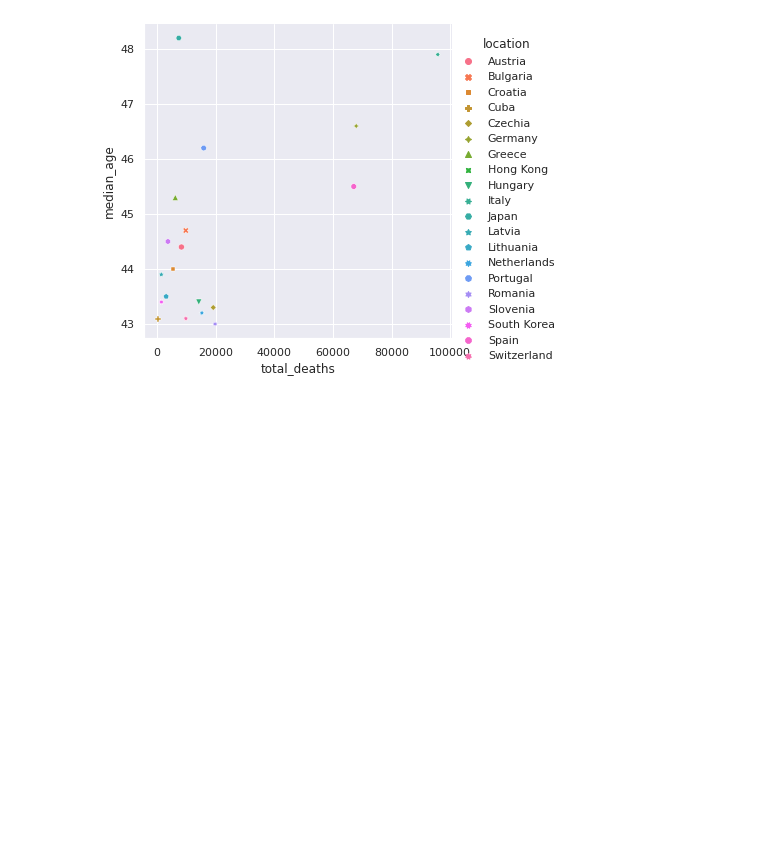
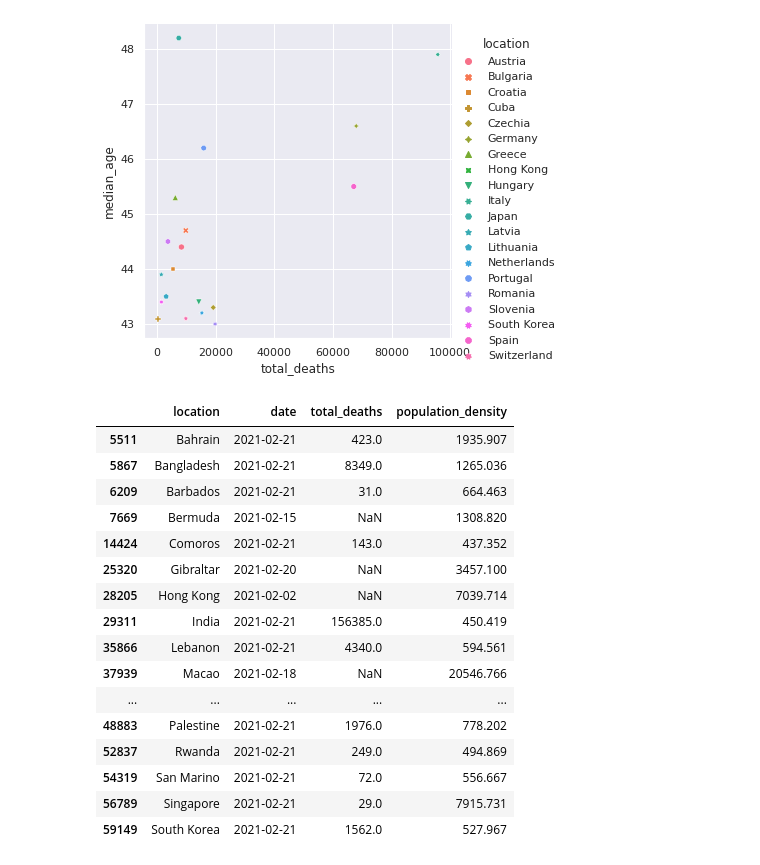
Before and after one commit to leppardfaniowa/Python-Class-Project, a Jupyter notebook: Homework 5/Ian_Homework5.ipynb, the cells around one changed output. Cells and saved outputs as stored; diff of their text form; code cells hidden in the pictures; blank space fills up the shorter version.

```diff
--- a/Homework 5/Ian_Homework5.ipynb
+++ b/Homework 5/Ian_Homework5.ipynb
@@ -75,3 +76,31 @@ sns.relplot(
 # %% [output]
 <seaborn.axisgrid.FacetGrid at 0x...>
 [figure]
+# %%
+countries = covid19Dataframe[['iso_code','population_density']]
+countries = countries.drop_duplicates()
+top20Countries_PopD = countries.nlargest(20,'population_density')
+top20Countries_list = top20Countries_PopD['iso_code'].values.tolist()
+booleanSeries = covid19Dataframe.iso_code.isin(top20Countries_list)
+top20Countries_PopD = covid19Dataframe[booleanSeries]
+top20Countries_PopD = top20Countries_PopD[['location','date','total_deaths','population_density']]
+top20Countries_PopD = top20Countries_PopD[top20Countries_PopD.groupby('location').date.transform('max') == top20Countries_PopD['date']]
+top20Countries_PopD
+# %% [output]
+|  | location | date | total_deaths | population_density |
+| 5511 | Bahrain | 2021-02-21 | 423.0 | 1935.907 |
+| 5867 | Bangladesh | 2021-02-21 | 8349.0 | 1265.036 |
+| 6209 | Barbados | 2021-02-21 | 31.0 | 664.463 |
+| 7669 | Bermuda | 2021-02-15 | NaN | 1308.820 |
+| 14424 | Comoros | 2021-02-21 | 143.0 | 437.352 |
+| 25320 | Gibraltar | 2021-02-20 | NaN | 3457.100 |
+| 28205 | Hong Kong | 2021-02-02 | NaN | 7039.714 |
+| 29311 | India | 2021-02-21 | 156385.0 | 450.419 |
+| 35866 | Lebanon | 2021-02-21 | 4340.0 | 594.561 |
+| 37939 | Macao | 2021-02-18 | NaN | 20546.766 |
+| ... | ... | ... | ... | ... |
+| 48883 | Palestine | 2021-02-21 | 1976.0 | 778.202 |
+| 52837 | Rwanda | 2021-02-21 | 249.0 | 494.869 |
+| 54319 | San Marino | 2021-02-21 | 72.0 | 556.667 |
+| 56789 | Singapore | 2021-02-21 | 29.0 | 7915.731 |
+| 59149 | South Korea | 2021-02-21 | 1562.0 | 527.967 |
```
Also changed, not shown: parts of 7 cells of this notebook.
